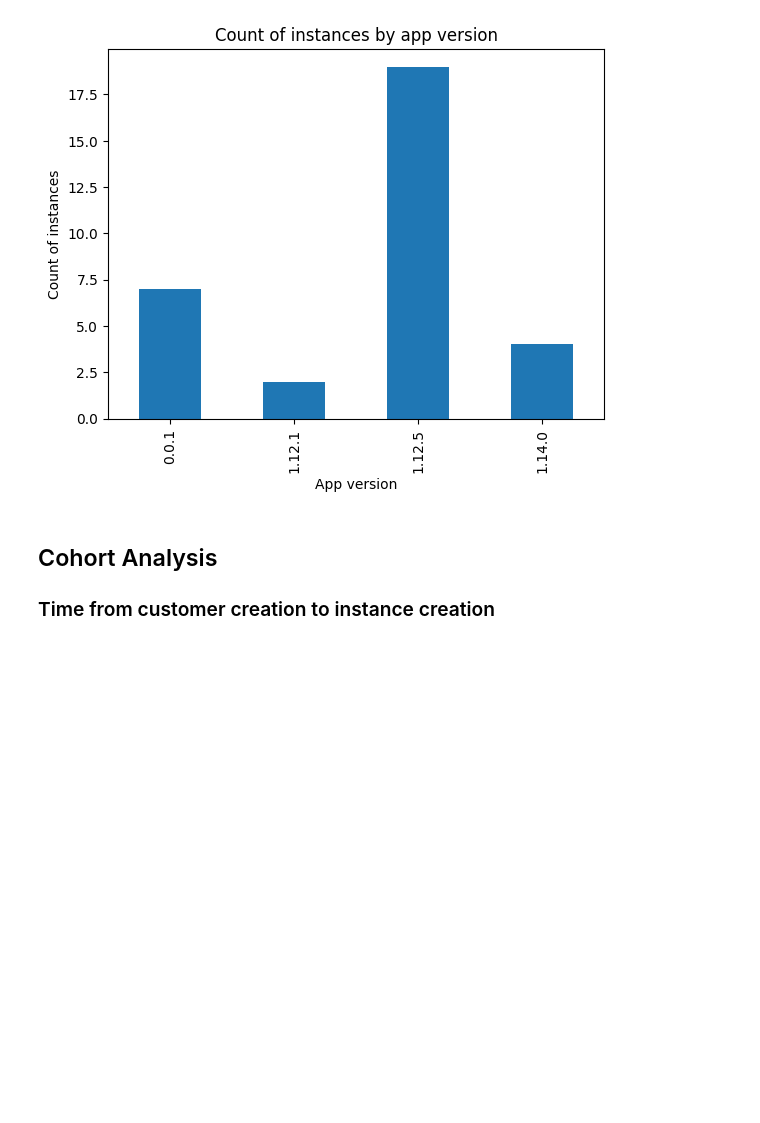
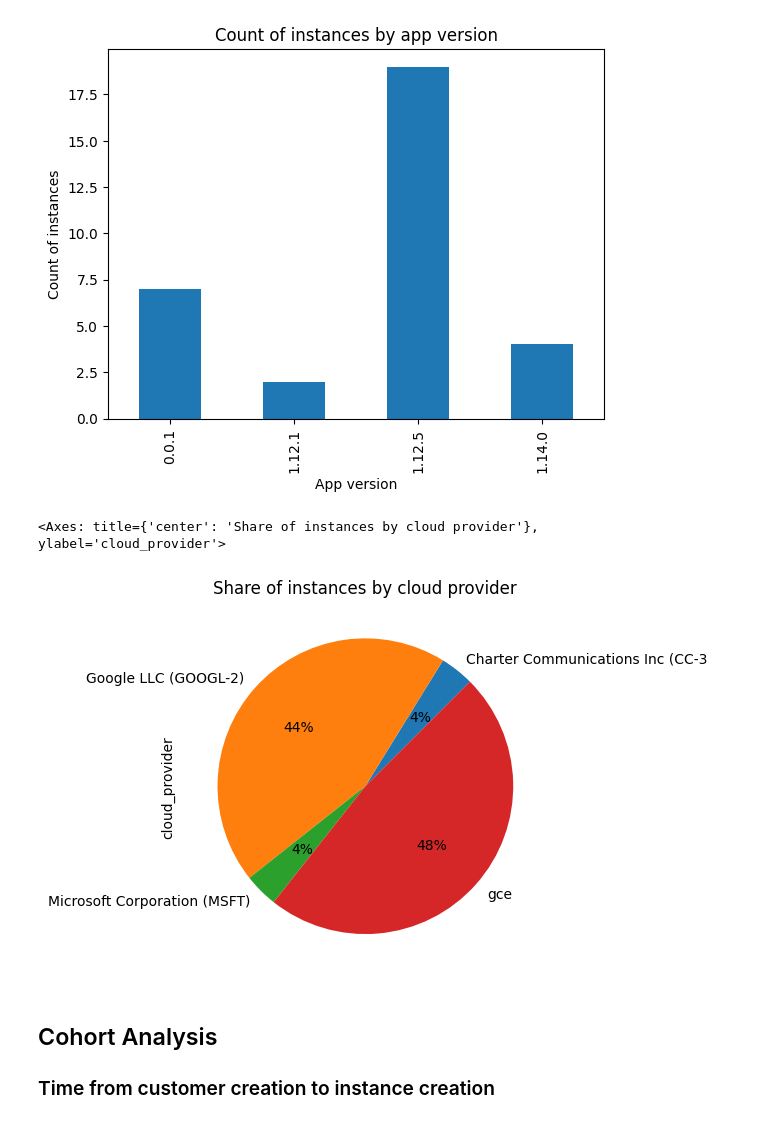
Before and after one commit to replicatedhq/wordpress-enterprise, a Jupyter notebook: analytics/notebooks/instance_data.ipynb, the cells around one changed output. Drawn from its saved outputs; the diff is of its cells as text; code cells hidden in the pictures; blank space fills up the shorter version.

```diff
--- a/analytics/notebooks/instance_data.ipynb
+++ b/analytics/notebooks/instance_data.ipynb
@@ -79,6 +79,11 @@ plt.title("Count of instances by app version")
 # %% [output]
 Text(0.5, 1.0, 'Count of instances by app version')
 [figure]
+# %%
+instances.groupby(['cloud_provider'])['cloud_provider'].count().plot(kind='pie', autopct='%1.0f%%', startangle=45, title='Share of instances by cloud provider')
+# %% [output]
+<Axes: title={'center': 'Share of instances by cloud provider'}, ylabel='cloud_provider'>
+[figure, added]
 # %% [markdown]
 ## Cohort Analysis
 ### Time from customer creation to instance creation
```
